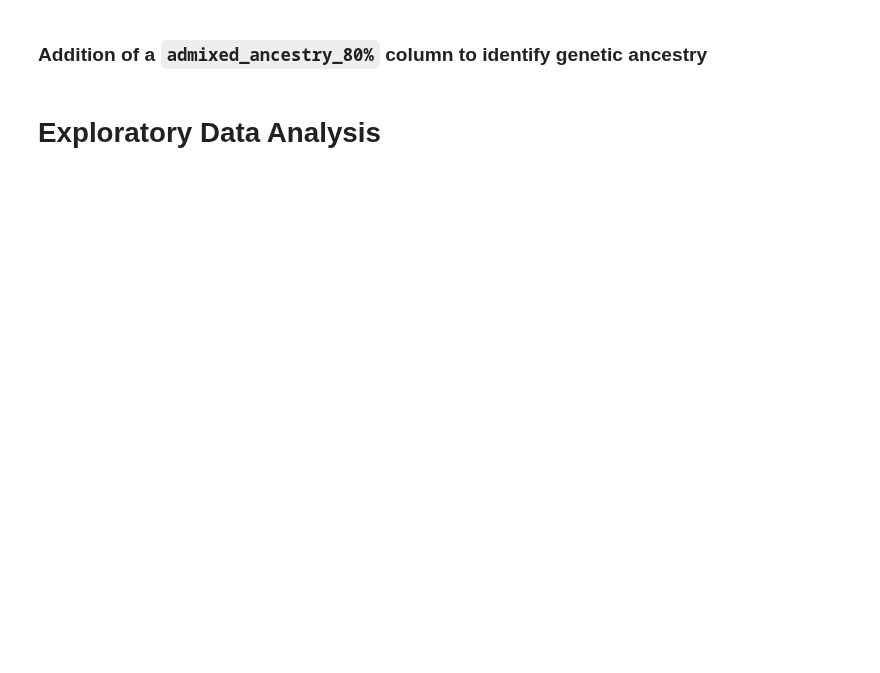
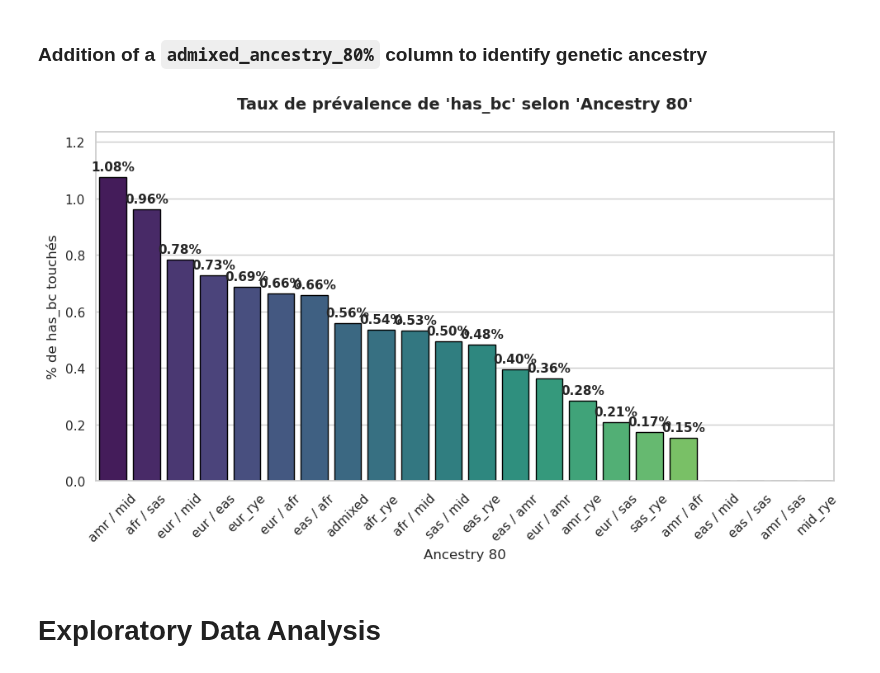
Before and after one commit to RR-DataSciences/Multi-trait-GWAS-in-admixed-populations, a Jupyter notebook: notebooks/51_BC_WITHIN_5Y_GeneticAncestry_Treatment.ipynb, the cells around one changed output. Saved outputs shown, nothing was run; the diff lists cells and outputs as text; code cells hidden in the pictures; blank space fills up the shorter version.

```diff
--- a/notebooks/51_BC_WITHIN_5Y_GeneticAncestry_Treatment.ipynb
+++ b/notebooks/51_BC_WITHIN_5Y_GeneticAncestry_Treatment.ipynb
@@ -234,6 +255,10 @@ def assign_ancestry(row):
     return "admixed"
 
 df['ancestry_80'] = df.apply(assign_ancestry, axis=1)
+# %%
+optim_plot_prevalence(df, group_col="ancestry_80", target_col="has_bc")
+# %% [output]
+[figure, added]
 # %% [markdown]
 # Exploratory Data Analysis
 # %%
```
Also changed, not shown: parts of 20 cells of this notebook, 12 other files.
